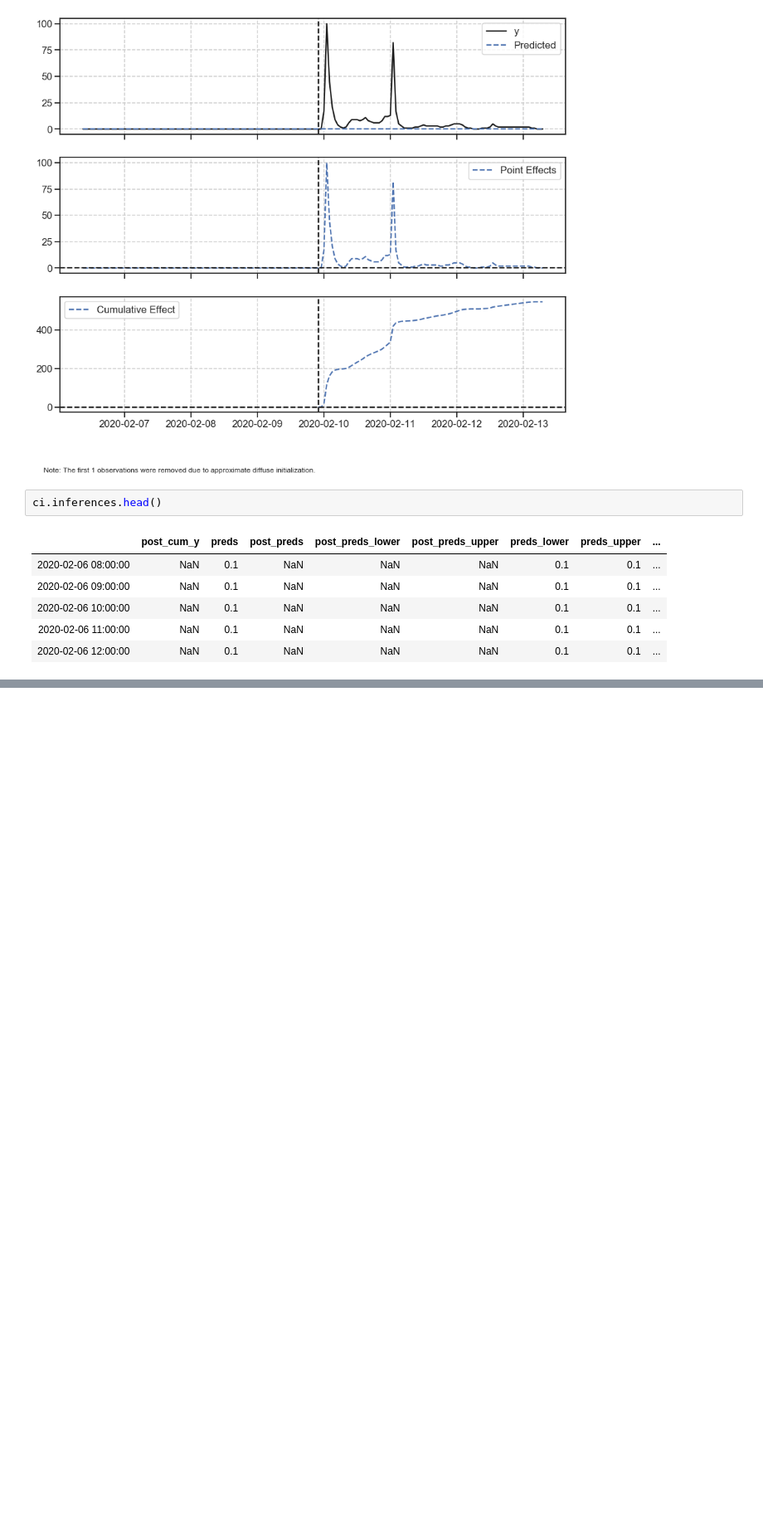
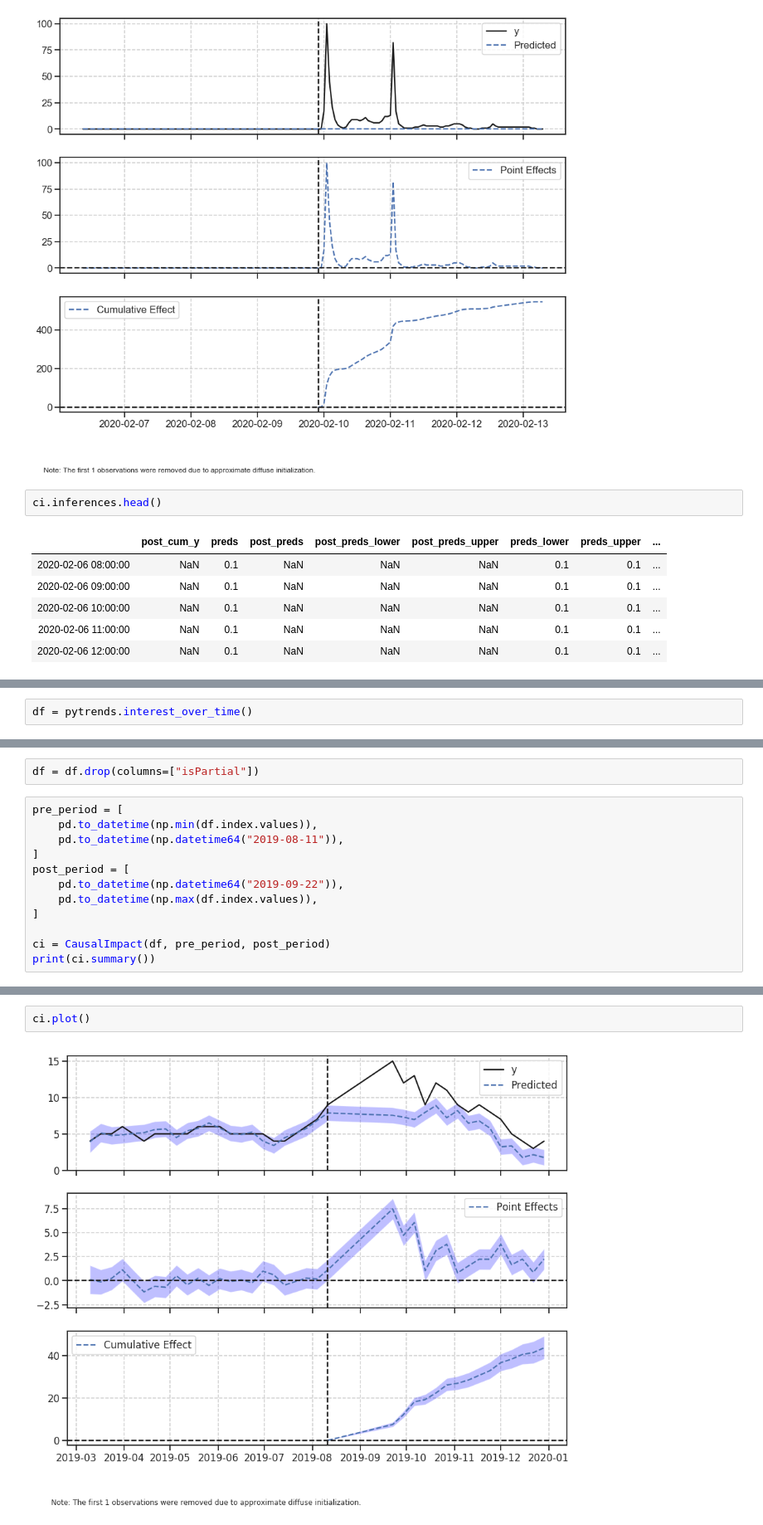
Before and after one commit to millengustavo/trends-causal-impact, a Jupyter notebook: causal-searches.ipynb, the cells around one changed output, grey strips where cells are left out. Shown at 83% size. Cells and saved outputs as stored; diff of their text form; blank space fills up the shorter version.

```diff
--- a/causal-searches.ipynb
+++ b/causal-searches.ipynb
@@ -170,0 +180,2 @@ ci.inferences.head()
+# %%
+df = pytrends.interest_over_time()
@@ -170,0 +192,14 @@ ci.inferences.head()
+# %%
+df = df.drop(columns=["isPartial"])
+# %%
+pre_period = [
+    pd.to_datetime(np.min(df.index.values)),
+    pd.to_datetime(np.datetime64("2019-08-11")),
+]
+post_period = [
+    pd.to_datetime(np.datetime64("2019-09-22")),
+    pd.to_datetime(np.max(df.index.values)),
+]
+
+ci = CausalImpact(df, pre_period, post_period)
+print(ci.summary())
@@ -170,0 +243,4 @@ ci.inferences.head()
+# %%
+ci.plot()
+# %% [output]
+[figure, added]
```
Also changed, not shown: parts of 5 cells of this notebook.
